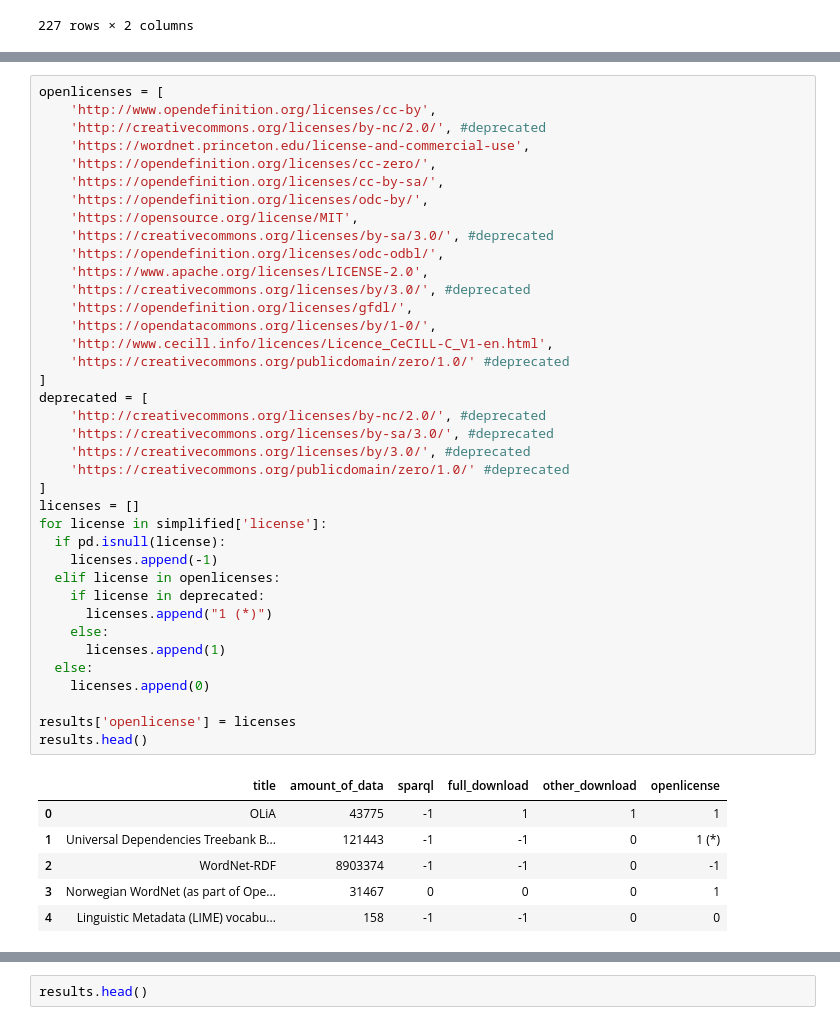
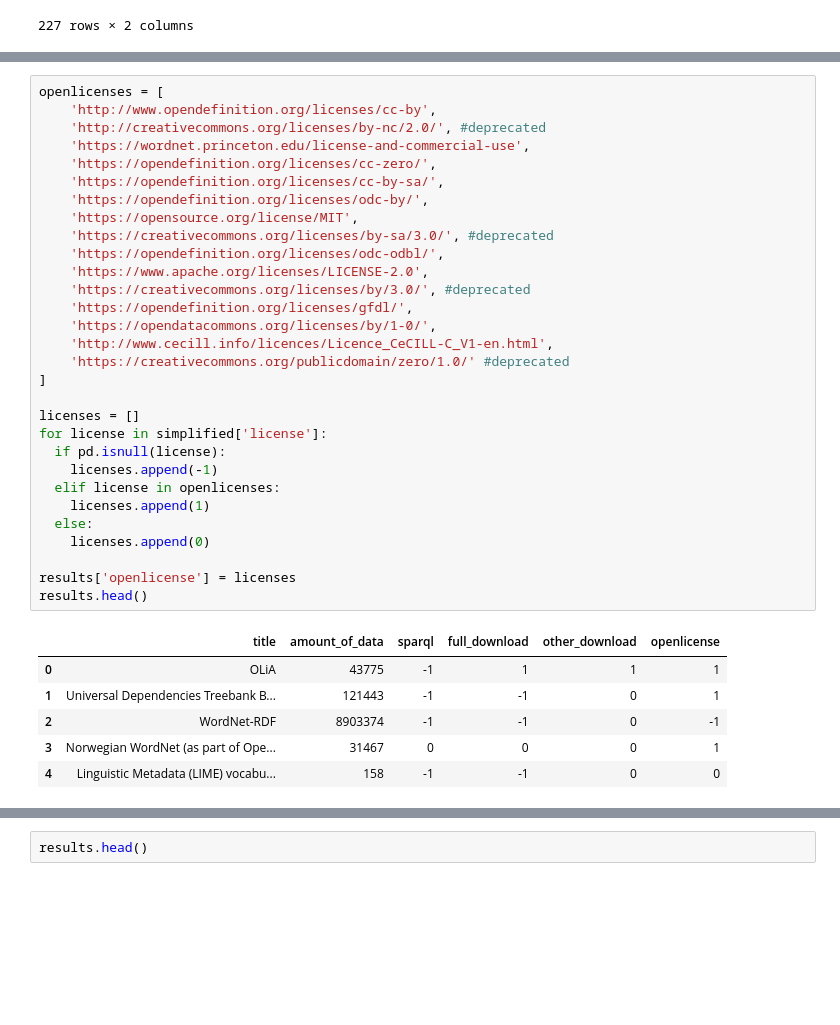
Before and after one commit to isislab-unisa/LLODCloudQuality, a Jupyter notebook: LLOD_quality.ipynb, the cells around one changed output, grey strips where cells are left out. Drawn from its saved outputs; the diff is of its cells as text; blank space fills up the shorter version.

```diff
--- a/LLOD_quality.ipynb
+++ b/LLOD_quality.ipynb
@@ -124,44 +119,36 @@ results.head()
 openlicenses = [
     'http://www.opendefinition.org/licenses/cc-by',
     'http://creativecommons.org/licenses/by-nc/2.0/', #deprecated
     'https://wordnet.princeton.edu/license-and-commercial-use',
     'https://opendefinition.org/licenses/cc-zero/',
     'https://opendefinition.org/licenses/cc-by-sa/',
     'https://opendefinition.org/licenses/odc-by/',
     'https://opensource.org/license/MIT',
     'https://creativecommons.org/licenses/by-sa/3.0/', #deprecated
     'https://opendefinition.org/licenses/odc-odbl/',
     'https://www.apache.org/licenses/LICENSE-2.0',
     'https://creativecommons.org/licenses/by/3.0/', #deprecated
     'https://opendefinition.org/licenses/gfdl/',
     'https://opendatacommons.org/licenses/by/1-0/',
     'http://www.cecill.info/licences/Licence_CeCILL-C_V1-en.html',
     'https://creativecommons.org/publicdomain/zero/1.0/' #deprecated
 ]
-deprecated = [
-    'http://creativecommons.org/licenses/by-nc/2.0/', #deprecated
-    'https://creativecommons.org/licenses/by-sa/3.0/', #deprecated
-    'https://creativecommons.org/licenses/by/3.0/', #deprecated
-    'https://creativecommons.org/publicdomain/zero/1.0/' #deprecated
-]
+
 licenses = []
 for license in simplified['license']:
   if pd.isnull(license):
     licenses.append(-1)
   elif license in openlicenses:
-    if license in deprecated:
-      licenses.append("1 (*)")
-    else:
-      licenses.append(1)
+    licenses.append(1)
   else:
     licenses.append(0)
 
 results['openlicense'] = licenses
 results.head()
 # %% [output]
 |  | title | amount_of_data | sparql | full_download | other_download | openlicense |
 | 0 | OLiA | 43775 | -1 | 1 | 1 | 1 |
-| 1 | Universal Dependencies Treebank B... | 121443 | -1 | -1 | 0 | 1 (*) |
+| 1 | Universal Dependencies Treebank B... | 121443 | -1 | -1 | 0 | 1 |
 | 2 | WordNet-RDF | 8903374 | -1 | -1 | 0 | -1 |
 | 3 | Norwegian WordNet (as part of Ope... | 31467 | 0 | 0 | 0 | 1 |
 | 4 | Linguistic Metadata (LIME) vocabu... | 158 | -1 | -1 | 0 | 0 |
```
Also changed, not shown: parts of 12 cells of this notebook.
